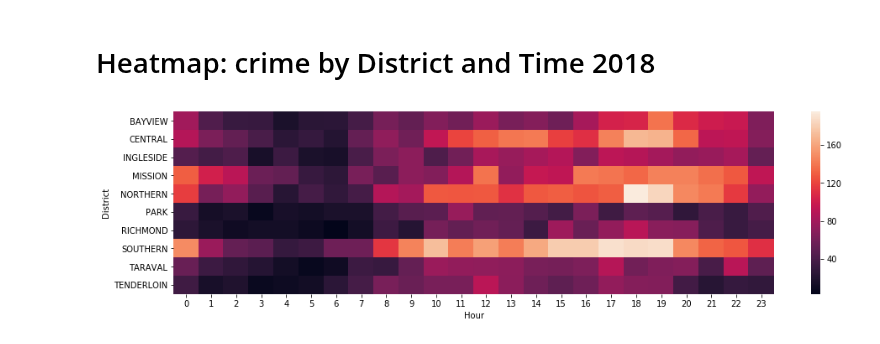
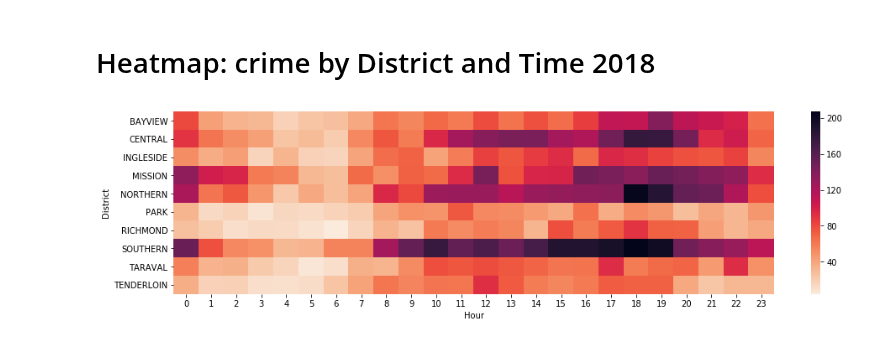
Before and after one commit to mitrapiya25/SF-Crime-Analysis, a Jupyter notebook: Crime_CSV_Manel.ipynb, the cells around one changed output. Saved outputs shown, nothing was run; the diff lists cells and outputs as text; code cells hidden in the pictures.

Commit message:
heatmaps fixed

```diff
--- a/Crime_CSV_Manel.ipynb
+++ b/Crime_CSV_Manel.ipynb
@@ -406,11 +421,12 @@ ax = sns.heatmap(df_h2, ax=ax)
 # %%
 df_gb3 = pd.DataFrame(crime_data_2018_DF.groupby(['District', 'Hour']).size())
 df_gb3.reset_index(inplace=True)
 df_gb3.rename(columns={0:"Crimes"}, inplace=True)
 df_h3 = df_gb3.pivot("District", "Hour", "Crimes")
 fig, ax = plt.subplots()
 fig.set_size_inches(16, 4)
 plt.savefig ("heatmap_time_2018.png")
-ax = sns.heatmap(df_h3, ax=ax)
+ax = sns.heatmap(df_h3, ax=ax, cmap= sns.cm.rocket_r)
+plt.show()
 # %% [output]
-[figure, old version]
+[figure, new version]
```
Also changed, not shown: parts of 14 cells of this notebook.
